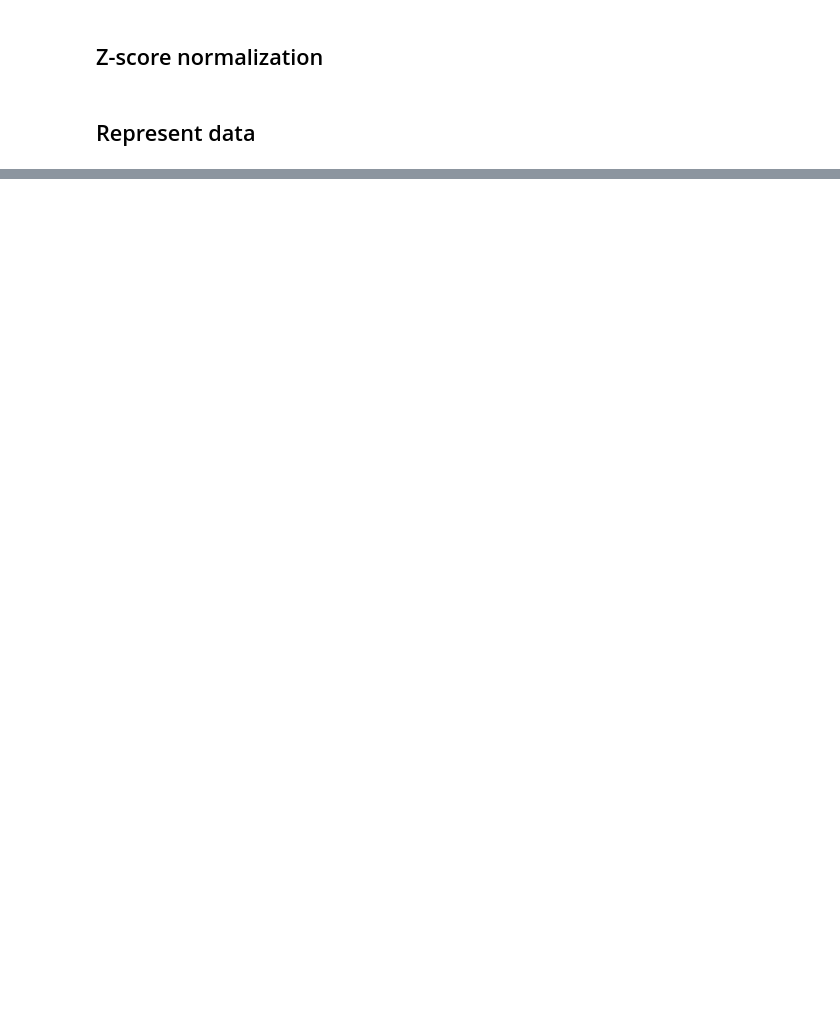
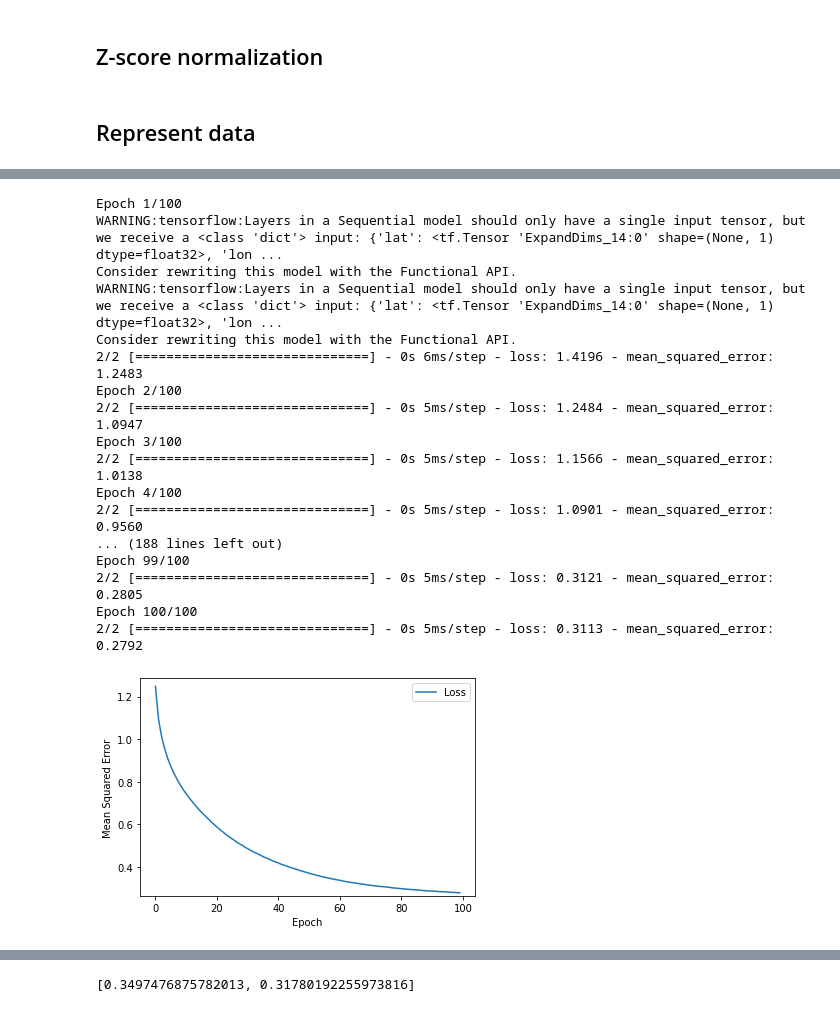
Before and after one commit to Jahnic/Portfolio, a Jupyter notebook: RealEstate/tf_gcolab.ipynb, the cells around one changed output, grey strips where cells are left out. Cells and saved outputs as stored; diff of their text form; code cells hidden in the pictures; blank space fills up the shorter version.

Commit message:
add linear nn-model

```diff
--- a/RealEstate/tf_gcolab.ipynb
+++ b/RealEstate/tf_gcolab.ipynb
@@ -136,7 +151,7 @@ Number of rows without outliers: 1531
 # %% [markdown]
 ## Z-score normalization
 # %%
-boolean_features = ['basement_bedroom', 'river_proximity', 'has_pool',
+boolean_features = ['river_proximity', 'has_pool',
                     'has_garage', 'is_devided']
 # %%
 # Calculate the Z-scores of each column in the training set:
@@ -163,7 +178,7 @@ feature_columns = []
 # Z scores. So, instead of picking a resolution in degrees, we're going
 # to use resolution_in_Zs.  A resolution_in_Zs of 1 corresponds to
 # a full standard deviation.
-resolution_in_Zs = 0.3  # 3/10 of a standard deviation.
+resolution_in_Zs = 0.25  # 3/10 of a standard deviation.
 
 # Create a bucket feature column for latitude.
 latitude_as_a_numeric_column = tf.feature_column.numeric_column("lat")
@@ -188,9 +203,15 @@ feature_columns.append(crossed_feature)
 feature_names = data.drop(['price', 'lat', 'long'], axis=1).columns
 for feature in feature_names:
     if data[feature].dtype == bool:
-        new_feature = tf.feature_column.categorical_column_with_vocabulary_list(
+        train_df_norm[feature] = data[feature].astype('str') # bool raises value error
+        test_df_norm[feature] = data[feature].astype('str') # bool raises value error
+        categorical_feature = tf.feature_column.categorical_column_with_vocabulary_list(
             feature, ['True', 'False']
         )
+        new_feature = tf.feature_column.indicator_column(categorical_feature)
     else:
         new_feature = tf.feature_column.numeric_column(feature)
     feature_columns.append(new_feature)
+
+# Convert list of feature columns into a layer that will be fed into the model.
+my_feature_layer = tf.keras.layers.DenseFeatures(feature_columns)
@@ -196,0 +220,14 @@ for feature in feature_names:
+# %%
+def plot_loss_curve(epochs, mse):
+  """Plot a curve of loss vs. epoch."""
+
+  plt.figure()
+  plt.xlabel("Epoch")
+  plt.ylabel("Mean Squared Error")
+
+  plt.plot(epochs, mse, label="Loss")
+  plt.legend()
+  plt.ylim([mse.min()*0.95, mse.max() * 1.03])
+  plt.show()
+
+print("Defined the plot_loss_curve function.")
@@ -196,0 +278,38 @@ for feature in feature_names:
+# %%
+# Hyperparameters.
+learning_rate = 0.002
+epochs = 100
+batch_size = 1000
+l2 = 0.1
+label_name = "price"
+
+# Establish the model's topography.
+my_model = create_model(learning_rate, my_feature_layer, l2)
+
+# Train the model on the normalized training set.
+epochs, mse = train_model(my_model, train_df_norm, epochs, batch_size, label_name)
+plot_loss_curve(epochs, mse)
+
+test_features = {name:np.array(value) for name, value in test_df_norm.items()}
+test_label = np.array(test_features.pop(label_name)) # isolate the label
+print("\n Evaluate the linear regression model against the test set:")
+my_model.evaluate(x = test_features, y = test_label, batch_size=batch_size)
+# %% [output]
+Epoch 1/100
+WARNING:tensorflow:Layers in a Sequential model should only have a single input tensor, but we receive a <class 'dict'> input: {'lat': <tf.Tensor 'ExpandDims_14:0' shape=(None, 1) dtype=float32>, 'lon ...
+Consider rewriting this model with the Functional API.
+WARNING:tensorflow:Layers in a Sequential model should only have a single input tensor, but we receive a <class 'dict'> input: {'lat': <tf.Tensor 'ExpandDims_14:0' shape=(None, 1) dtype=float32>, 'lon ...
+Consider rewriting this model with the Functional API.
+2/2 [==============================] - 0s 6ms/step - loss: 1.4196 - mean_squared_error: 1.2483
+Epoch 2/100
+2/2 [==============================] - 0s 5ms/step - loss: 1.2484 - mean_squared_error: 1.0947
+Epoch 3/100
+2/2 [==============================] - 0s 5ms/step - loss: 1.1566 - mean_squared_error: 1.0138
+Epoch 4/100
+2/2 [==============================] - 0s 5ms/step - loss: 1.0901 - mean_squared_error: 0.9560
+... (188 lines left out)
+Epoch 99/100
+2/2 [==============================] - 0s 5ms/step - loss: 0.3121 - mean_squared_error: 0.2805
+Epoch 100/100
+2/2 [==============================] - 0s 5ms/step - loss: 0.3113 - mean_squared_error: 0.2792
+[figure, added]
@@ -196,0 +321 @@ for feature in feature_names:
+[0.3497476875782013, 0.31780192255973816]
```
Also changed, not shown: parts of 17 cells of this notebook.
